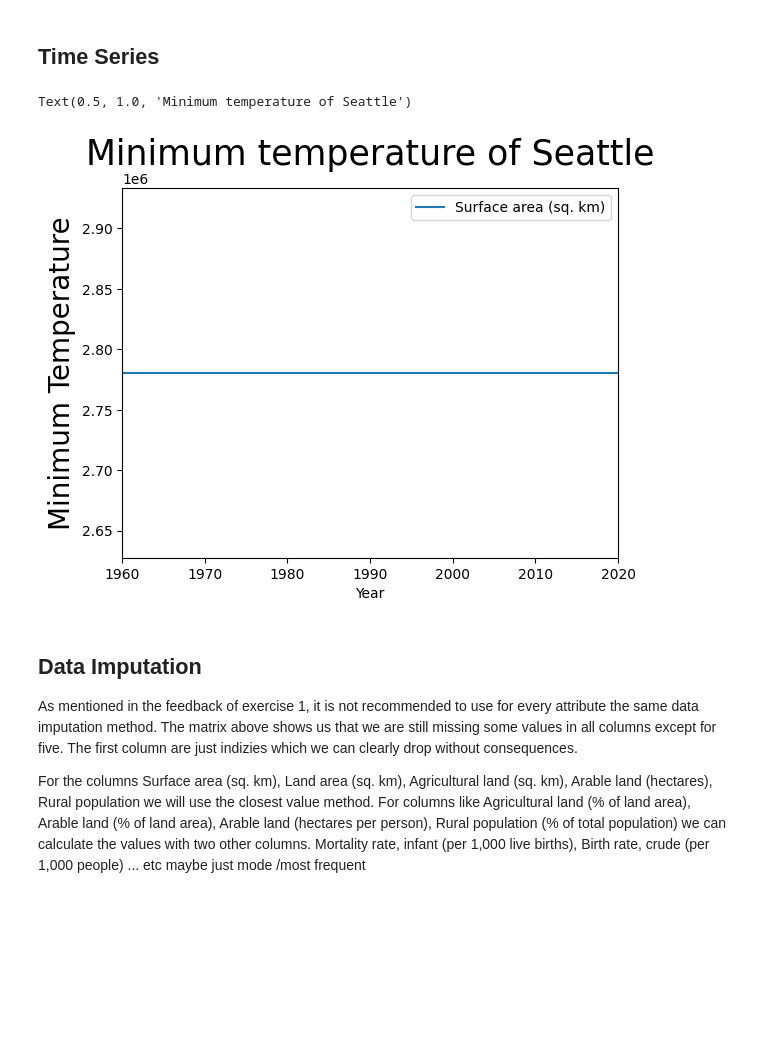
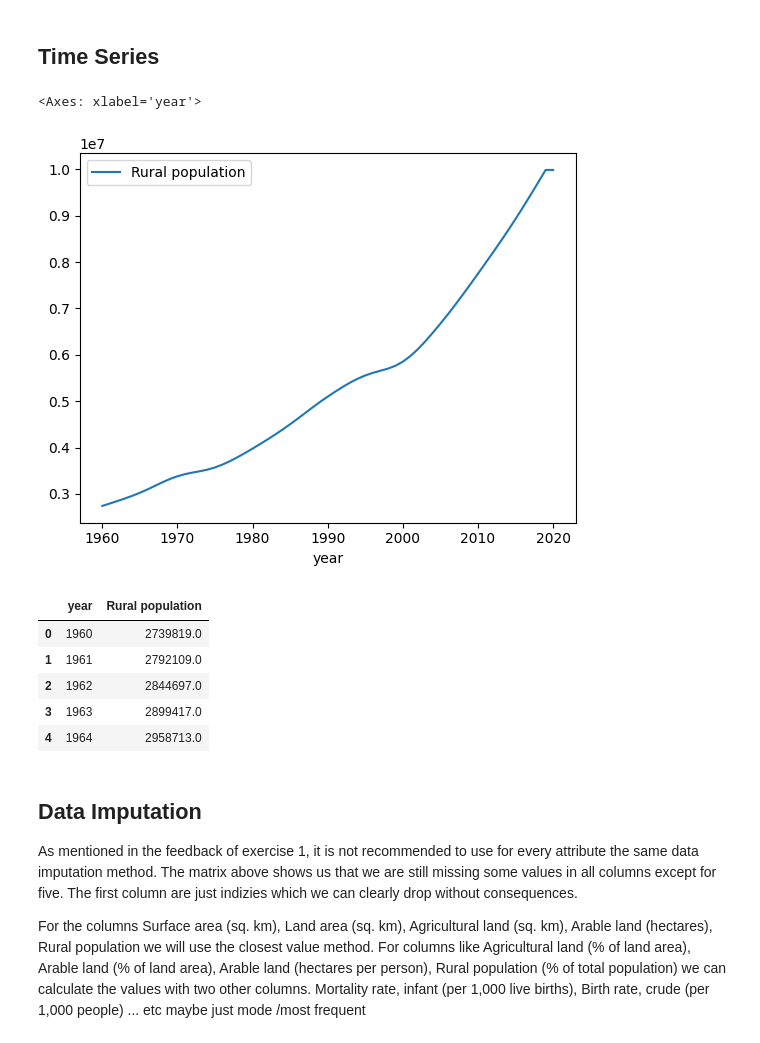
Before and after one commit to hofslu/dataVis, a Jupyter notebook: ExerciseTwo/preprocessing/herbert_preprocessing.ipynb, the cells around one changed output. Drawn from its saved outputs; the diff is of its cells as text; code cells hidden in the pictures; blank space fills up the shorter version.

Commit message:
time series update

```diff
--- a/ExerciseTwo/preprocessing/herbert_preprocessing.ipynb
+++ b/ExerciseTwo/preprocessing/herbert_preprocessing.ipynb
@@ -153,16 +153,24 @@ PrComAnalysis(df_selected40, "Rural population")
 ## Time Series
 # %%
 def timeSeries(df, country, attr):
-    df_tmp = df[df["Country Name"]== country].copy()
+    df_tmp = df[df["Country Name"]== country][["year", attr]].copy()
+    return df_tmp.reset_index(drop=True)
+
+
+
+timeSeries(df_selected40, "Burundi", "Rural population").plot(x="year", y="Rural population")
+# %% [output]
+<Axes: xlabel='year'>
+[figure, added]
-# %%
-df_selected40[df_selected40["Country Name"] == "Argentina"].plot(x="year", y="Surface area (sq. km)")
-plt.xlabel("Year")
-plt.xlim(1960, 2020)
-plt.ylabel("Minimum Temperature", size = 20)
-plt.title("Minimum temperature of Seattle", size = 25)
-# %% [output]
-Text(0.5, 1.0, 'Minimum temperature of Seattle')
-[figure, removed]
+# %%
+df_selected40[df_selected40["Country Name"]=='Burundi'][["year","Rural population"]].reset_index(drop=True).head()
+# %% [output]
+|  | year | Rural population |
+| 0 | 1960 | 2739819.0 |
+| 1 | 1961 | 2792109.0 |
+| 2 | 1962 | 2844697.0 |
+| 3 | 1963 | 2899417.0 |
+| 4 | 1964 | 2958713.0 |
 # %% [markdown]
 ## Data Imputation
 
```
